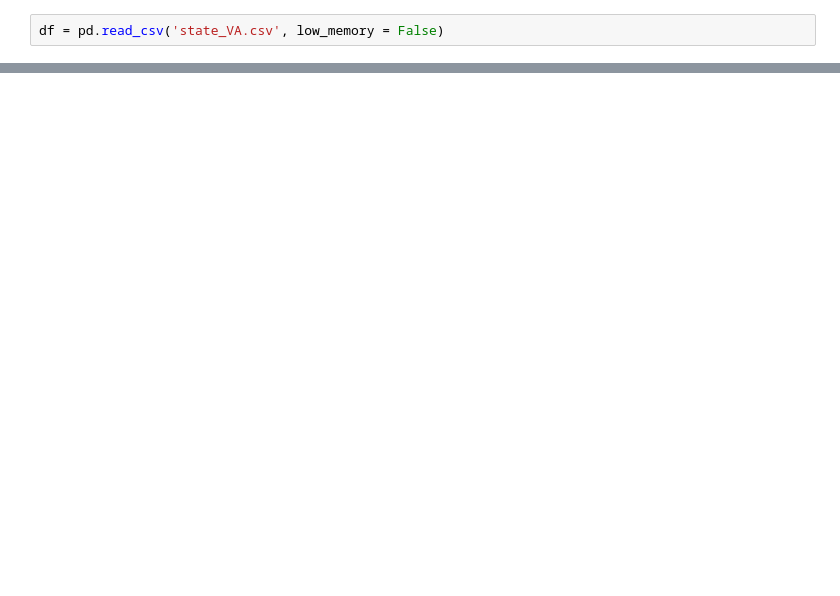
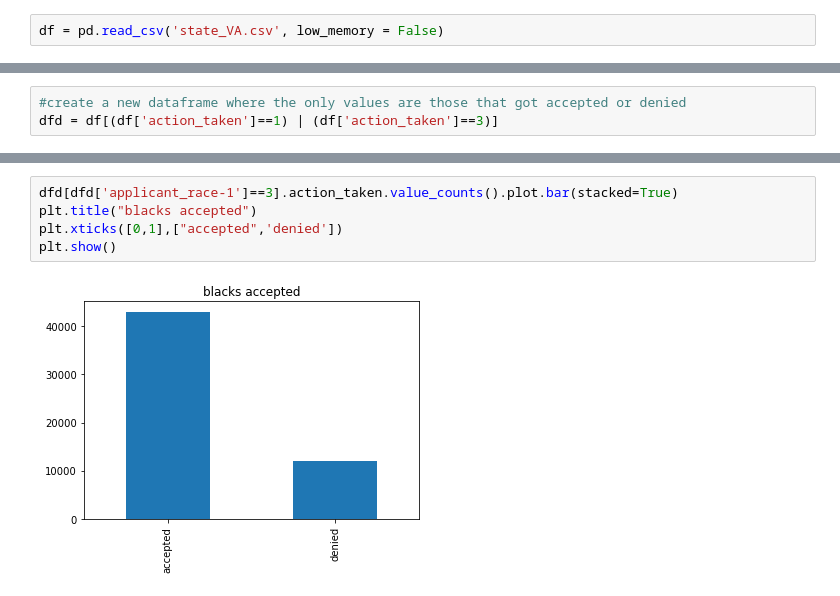
Before and after one commit to aprosekov/ethics, a Jupyter notebook: dataAnalysis.ipynb, the cells around one changed output, grey strips where cells are left out. Saved outputs shown, nothing was run; the diff lists cells and outputs as text; blank space fills up the shorter version.

```diff
--- a/dataAnalysis.ipynb
+++ b/dataAnalysis.ipynb
@@ -71,0 +127,3 @@ unique_counts
+# %%
+#create a new dataframe where the only values are those that got accepted or denied
+dfd = df[(df['action_taken']==1) | (df['action_taken']==3)]
@@ -71,0 +152,7 @@ unique_counts
+# %%
+dfd[dfd['applicant_race-1']==3].action_taken.value_counts().plot.bar(stacked=True)
+plt.title("blacks accepted")
+plt.xticks([0,1],["accepted",'denied'])
+plt.show()
+# %% [output]
+[figure, added]
```
Also changed, not shown: parts of 14 cells of this notebook.
